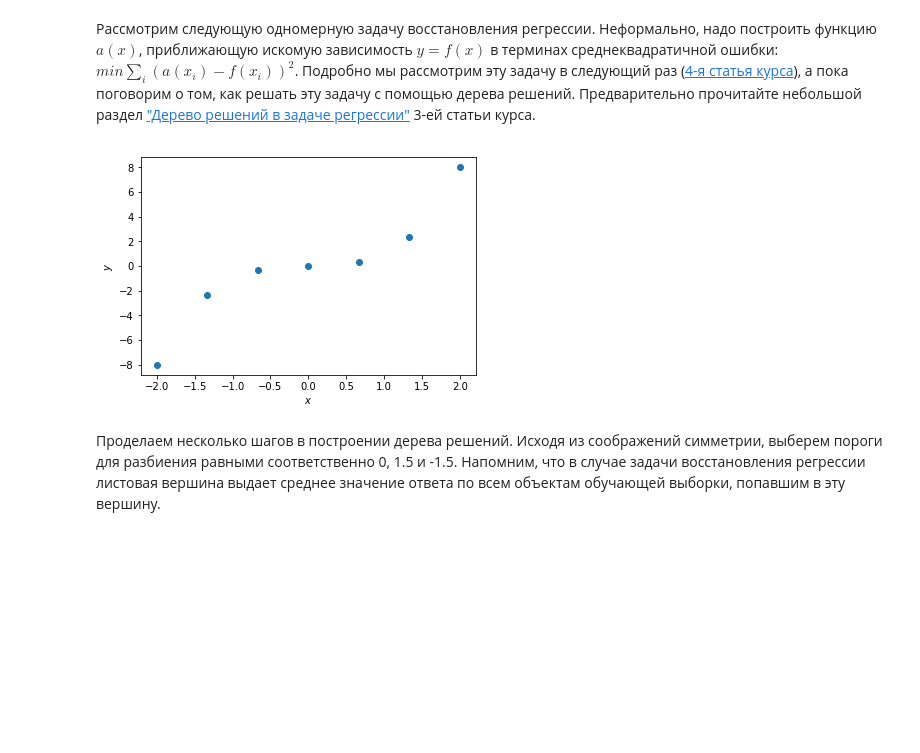
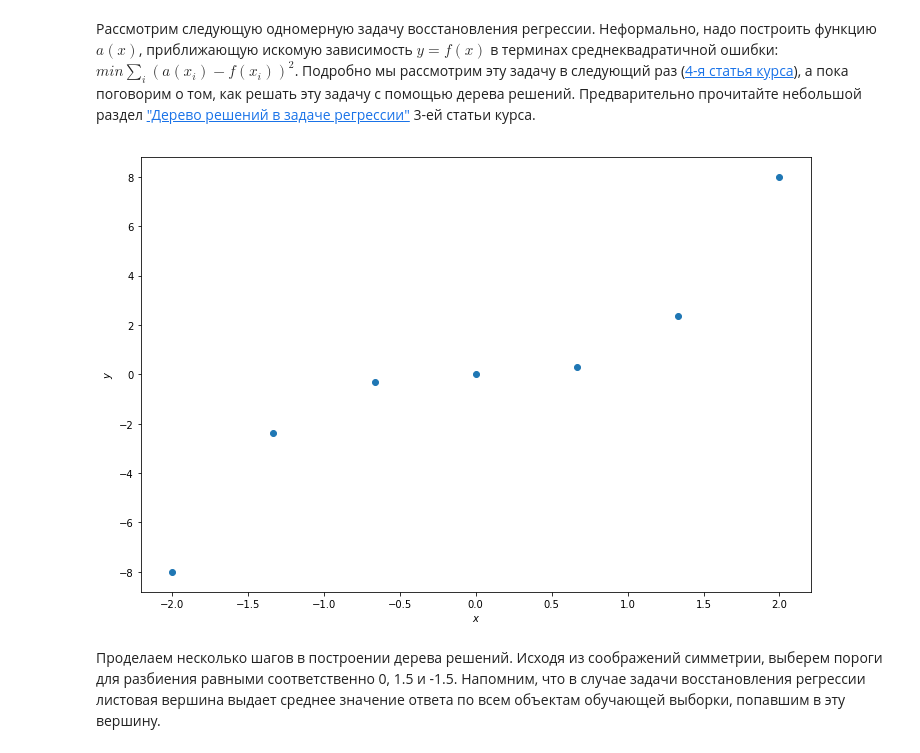
Before and after one commit to Legonaftik/mlcourse-open, a Jupyter notebook: jupyter_russian/homeworks_my/hw3_session3_decision_trees.ipynb, the cells around one changed output. Cells and saved outputs as stored; diff of their text form; code cells hidden in the pictures; blank space fills up the shorter version.

```diff
--- a/jupyter_russian/homeworks_my/hw3_session3_decision_trees.ipynb
+++ b/jupyter_russian/homeworks_my/hw3_session3_decision_trees.ipynb
@@ -24,12 +24,13 @@ from sklearn.tree import DecisionTreeClassifier, export_graphviz
 # %%
 X = np.linspace(-2, 2, 7)
 y = X ** 3
 
+plt.figure(figsize=(12, 8))
 plt.scatter(X, y)
 plt.xlabel(r'$x$')
 plt.ylabel(r'$y$');
 # %% [output]
-[figure, old version]
+[figure, new version]
 # %% [markdown]
 Проделаем несколько шагов в построении дерева решений. Исходя из соображений симметрии, выберем пороги для разбиения равными соответственно 0, 1.5 и -1.5. Напомним, что в случае задачи восстановления регрессии листовая вершина выдает среднее значение ответа по всем объектам обучающей выборки, попавшим в эту вершину.
 # %% [markdown]
```
Also changed, not shown: parts of 35 cells of this notebook, 1 other file.
